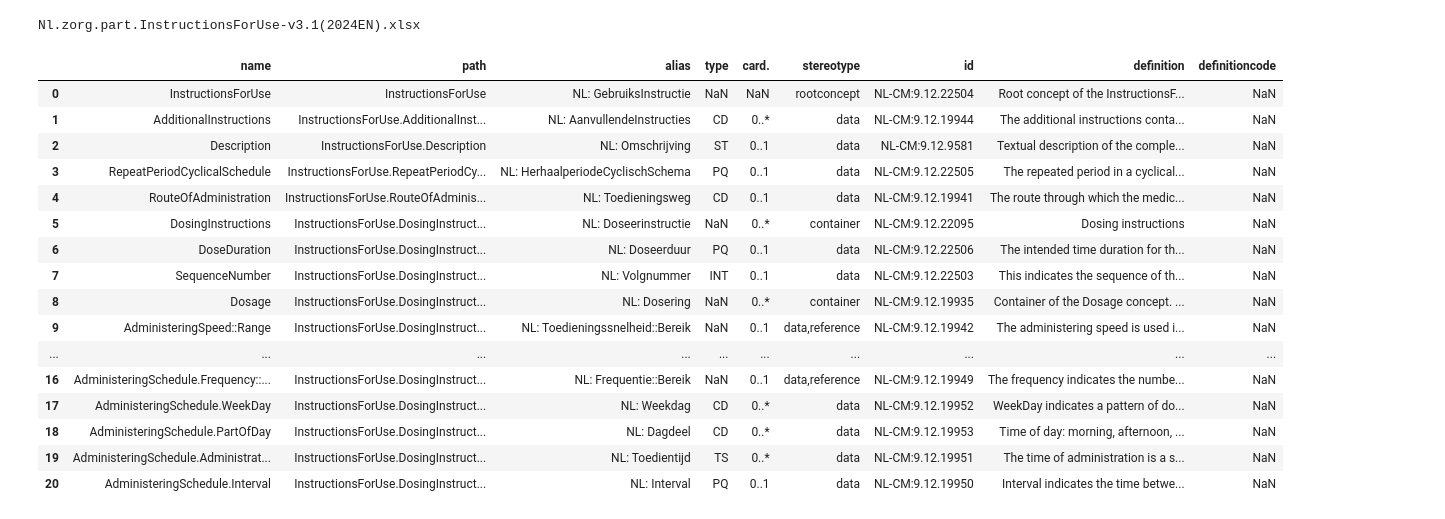
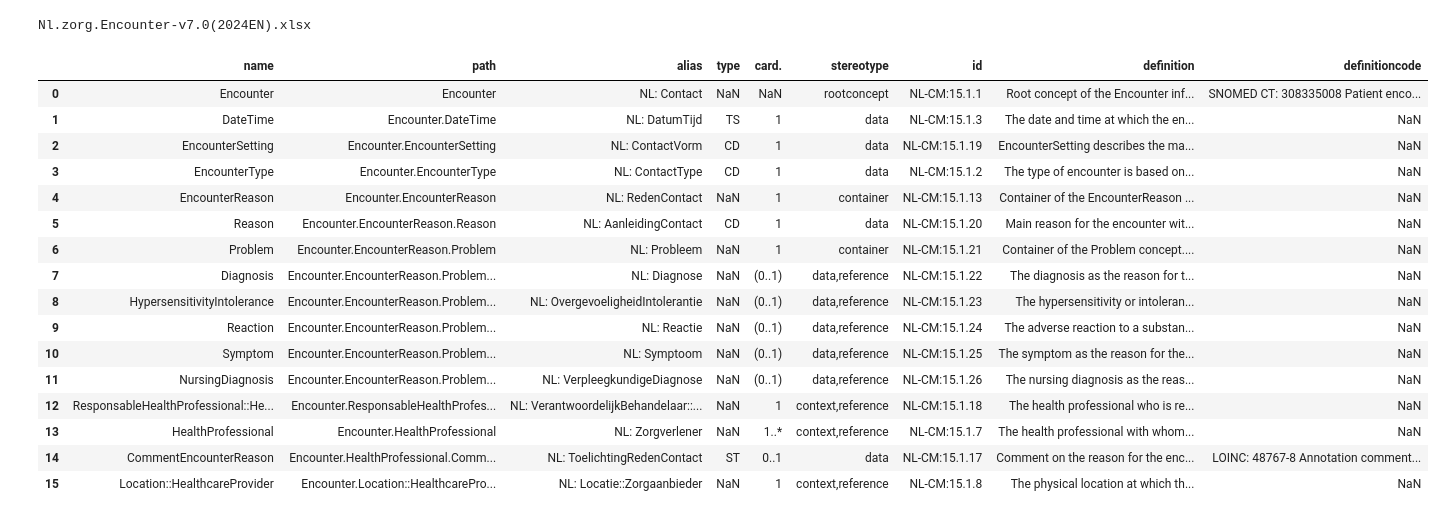
Before and after one commit to Nictiz/eu-nl-compared, a Jupyter notebook: mapping.ipynb, the cells around one changed output. Saved outputs shown, nothing was run; the diff lists cells and outputs as text; code cells hidden in the pictures.

```diff
--- a/mapping.ipynb
+++ b/mapping.ipynb
@@ -29,38 +29,38 @@ zibs = os.listdir(zibspath)
 # %%
-zib = zibs[12]
+zib = zibs[4]
 print(zib)
 zibpath = os.path.join(zibspath, zib)
 zibdf = pd.read_excel(zibpath)
 zibdf['path'] = zibdf['path'].apply(
     lambda x: ud.normalize("NFKC", str(x)).replace("\xa0", " ").strip() if pd.notna(x) else x
 )
 zibdf
 # only for zib2024 condition and diagnosis
 # zib = zibs[1]
 # print( zib)
 # zibpath = os.path.join(zibspath, zib)
 # zibdf2 = pd.read_excel(zibpath)
 # zibdf = pd.concat([zibdf, zibdf2], ignore_index=True)
 # zibdf
 # %% [output]
-Nl.zorg.part.InstructionsForUse-v3.1(2024EN).xlsx
+Nl.zorg.Encounter-v7.0(2024EN).xlsx
 |  | name | path | alias | type | card. | stereotype | id | definition | definitioncode |
-| 0 | InstructionsForUse | InstructionsForUse | NL: GebruiksInstructie | NaN | NaN | rootconcept | NL-CM:9.12.22504 | Root concept of the InstructionsF... | NaN |
-| 1 | AdditionalInstructions | InstructionsForUse.AdditionalInst... | NL: AanvullendeInstructies | CD | 0..* | data | NL-CM:9.12.19944 | The additional instructions conta... | NaN |
-| 2 | Description | InstructionsForUse.Description | NL: Omschrijving | ST | 0..1 | data | NL-CM:9.12.9581 | Textual description of the comple... | NaN |
-| 3 | RepeatPeriodCyclicalSchedule | InstructionsForUse.RepeatPeriodCy... | NL: HerhaalperiodeCyclischSchema | PQ | 0..1 | data | NL-CM:9.12.22505 | The repeated period in a cyclical... | NaN |
-| 4 | RouteOfAdministration | InstructionsForUse.RouteOfAdminis... | NL: Toedieningsweg | CD | 0..1 | data | NL-CM:9.12.19941 | The route through which the medic... | NaN |
-| 5 | DosingInstructions | InstructionsForUse.DosingInstruct... | NL: Doseerinstructie | NaN | 0..* | container | NL-CM:9.12.22095 | Dosing instructions | NaN |
-| 6 | DoseDuration | InstructionsForUse.DosingInstruct... | NL: Doseerduur | PQ | 0..1 | data | NL-CM:9.12.22506 | The intended time duration for th... | NaN |
-| 7 | SequenceNumber | InstructionsForUse.DosingInstruct... | NL: Volgnummer | INT | 0..1 | data | NL-CM:9.12.22503 | This indicates the sequence of th... | NaN |
-| 8 | Dosage | InstructionsForUse.DosingInstruct... | NL: Dosering | NaN | 0..* | container | NL-CM:9.12.19935 | Container of the Dosage concept. ... | NaN |
-| 9 | AdministeringSpeed::Range | InstructionsForUse.DosingInstruct... | NL: Toedieningssnelheid::Bereik | NaN | 0..1 | data,reference | NL-CM:9.12.19942 | The administering speed is used i... | NaN |
-| ... | ... | ... | ... | ... | ... | ... | ... | ... | ... |
-| 16 | AdministeringSchedule.Frequency::... | InstructionsForUse.DosingInstruct... | NL: Frequentie::Bereik | NaN | 0..1 | data,reference | NL-CM:9.12.19949 | The frequency indicates the numbe... | NaN |
-| 17 | AdministeringSchedule.WeekDay | InstructionsForUse.DosingInstruct... | NL: Weekdag | CD | 0..* | data | NL-CM:9.12.19952 | WeekDay indicates a pattern of do... | NaN |
-| 18 | AdministeringSchedule.PartOfDay | InstructionsForUse.DosingInstruct... | NL: Dagdeel | CD | 0..* | data | NL-CM:9.12.19953 | Time of day: morning, afternoon, ... | NaN |
-| 19 | AdministeringSchedule.Administrat... | InstructionsForUse.DosingInstruct... | NL: Toedientijd | TS | 0..* | data | NL-CM:9.12.19951 | The time of administration is a s... | NaN |
-| 20 | AdministeringSchedule.Interval | InstructionsForUse.DosingInstruct... | NL: Interval | PQ | 0..1 | data | NL-CM:9.12.19950 | Interval indicates the time betwe... | NaN |
+| 0 | Encounter | Encounter | NL: Contact | NaN | NaN | rootconcept | NL-CM:15.1.1 | Root concept of the Encounter inf... | SNOMED CT: 308335008 Patient enco... |
+| 1 | DateTime | Encounter.DateTime | NL: DatumTijd | TS | 1 | data | NL-CM:15.1.3 | The date and time at which the en... | NaN |
+| 2 | EncounterSetting | Encounter.EncounterSetting | NL: ContactVorm | CD | 1 | data | NL-CM:15.1.19 | EncounterSetting describes the ma... | NaN |
+| 3 | EncounterType | Encounter.EncounterType | NL: ContactType | CD | 1 | data | NL-CM:15.1.2 | The type of encounter is based on... | NaN |
+| 4 | EncounterReason | Encounter.EncounterReason | NL: RedenContact | NaN | 1 | container | NL-CM:15.1.13 | Container of the EncounterReason ... | NaN |
+| 5 | Reason | Encounter.EncounterReason.Reason | NL: AanleidingContact | CD | 1 | data | NL-CM:15.1.20 | Main reason for the encounter wit... | NaN |
+| 6 | Problem | Encounter.EncounterReason.Problem | NL: Probleem | NaN | 1 | container | NL-CM:15.1.21 | Container of the Problem concept.... | NaN |
+| 7 | Diagnosis | Encounter.EncounterReason.Problem... | NL: Diagnose | NaN | (0..1) | data,reference | NL-CM:15.1.22 | The diagnosis as the reason for t... | NaN |
+| 8 | HypersensitivityIntolerance | Encounter.EncounterReason.Problem... | NL: OvergevoeligheidIntolerantie | NaN | (0..1) | data,reference | NL-CM:15.1.23 | The hypersensitivity or intoleran... | NaN |
+| 9 | Reaction | Encounter.EncounterReason.Problem... | NL: Reactie | NaN | (0..1) | data,reference | NL-CM:15.1.24 | The adverse reaction to a substan... | NaN |
+| 10 | Symptom | Encounter.EncounterReason.Problem... | NL: Symptoom | NaN | (0..1) | data,reference | NL-CM:15.1.25 | The symptom as the reason for the... | NaN |
+| 11 | NursingDiagnosis | Encounter.EncounterReason.Problem... | NL: VerpleegkundigeDiagnose | NaN | (0..1) | data,reference | NL-CM:15.1.26 | The nursing diagnosis as the reas... | NaN |
+| 12 | ResponsableHealthProfessional::He... | Encounter.ResponsableHealthProfes... | NL: VerantwoordelijkBehandelaar::... | NaN | 1 | context,reference | NL-CM:15.1.18 | The health professional who is re... | NaN |
+| 13 | HealthProfessional | Encounter.HealthProfessional | NL: Zorgverlener | NaN | 1..* | context,reference | NL-CM:15.1.7 | The health professional with whom... | NaN |
+| 14 | CommentEncounterReason | Encounter.HealthProfessional.Comm... | NL: ToelichtingRedenContact | ST | 0..1 | data | NL-CM:15.1.17 | Comment on the reason for the enc... | LOINC: 48767-8 Annotation comment... |
+| 15 | Location::HealthcareProvider | Encounter.Location::HealthcarePro... | NL: Locatie::Zorgaanbieder | NaN | 1 | context,reference | NL-CM:15.1.8 | The physical location at which th... | NaN |
 # %%
 xlmbase = 'xtehr'
 xlmspath = os.path.join(xlmbase, 'mappable')
```
Also changed, not shown: parts of 8 cells of this notebook, 4 other files.
